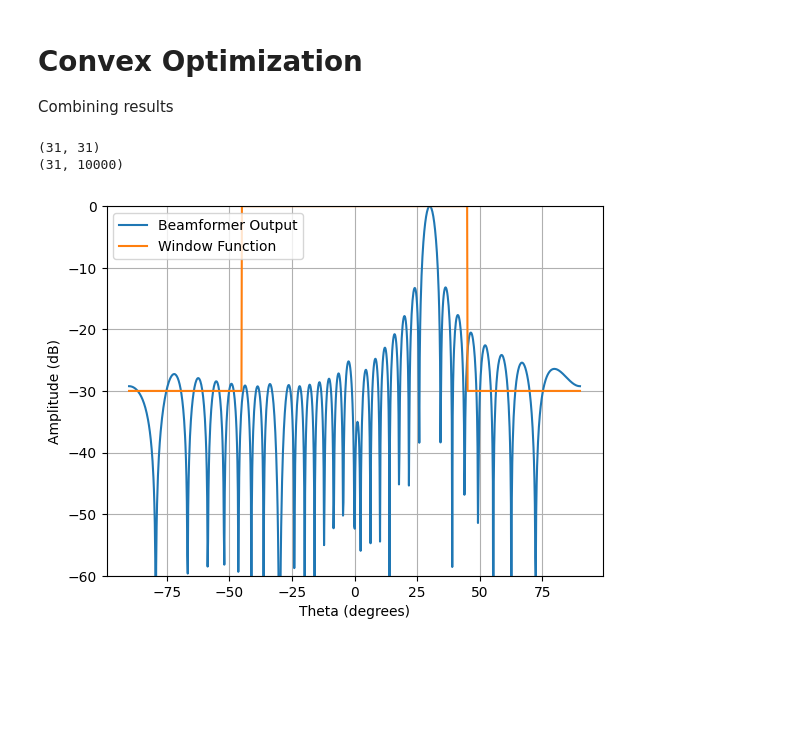
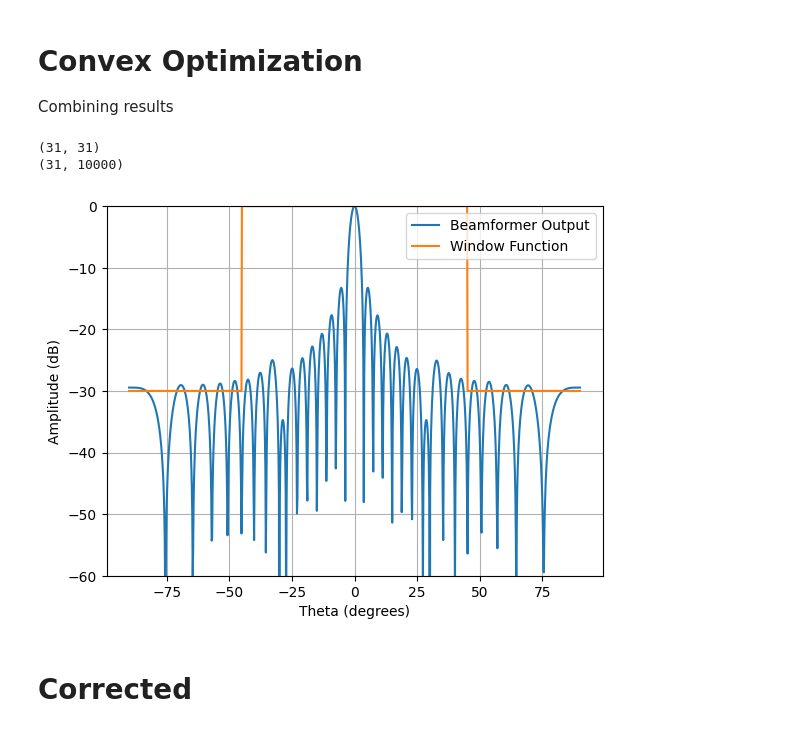
Before and after one commit to luso-torres/codesDPL, a Jupyter notebook: opt_3-Copy1.ipynb, the cells around one changed output. Saved outputs shown, nothing was run; the diff lists cells and outputs as text; code cells hidden in the pictures; blank space fills up the shorter version.

Commit message:
correct output of our signal obtained

```diff
--- a/opt_3-Copy1.ipynb
+++ b/opt_3-Copy1.ipynb
@@ -341,7 +341,7 @@ d = wavelength / 2  # Inter-element spacing
 
 # Receiver and Scatterer Locations
 receiver_angles = np.radians([-30, 0, 30])  # Convert degrees to radians
-scatterers = np.array([[45, -30], [45, 30]])  # 40,70 -30,50 (x, y) in wavelengths
+scatterers = np.array([[40, 70], [45, 30]])  # 40,70 -30,50 (x, y) in wavelengths
 
 # Steering Vector Function
 def steering_vector(theta, num_elements, d, wavelength):
@@ -378,7 +378,7 @@ constraints = []
 for phi in QPSK_phases:
     for psi in QPSK_phases:
         constraints.append(
-            cp.norm(A_hat.T @ (x1 + x2 * np.exp(1j * phi) + x3 * np.exp(1j * psi)), 2) ** 2 <= m ** 2
+            cp.norm(A_hat.T @ (x1 + x2 * np.exp(1j * phi) + x3 * np.exp(1j * psi)), 2) ** 2 <= m ** 3
         )
 
 # Solve the optimization problem
@@ -390,7 +390,7 @@ prob.solve()
 # print("Optimal x2:", x2.value)
 # print("Optimal x3:", x3.value)
 
-w = x3.value#+ x2.value+x3.value;
+w = x2.value#+ x2.value+x3.value;
 
 #print("Weights:", w)
 ##Received Signal
@@ -457,31 +457,33 @@ def window_function(theta):
     window = np.zeros_like(theta)
     window[np.abs(theta * 180 / np.pi) <= 45] = 1  # Inside -45 to 45 degrees
     window[np.abs(theta * 180 / np.pi) > 45] = 10**(-30/20)  # Outside -45 to 45 degrees, converting dB to linear scale
     return window
 
 # print angle that gave us the max value
 #print(theta_scan[np.argmax(results)]*180/np.pi) #19.99
 window_values = window_function(theta_scan)
 
 
 # print angle that gave us the max value
 # print(theta_scan[np.argmax(results)]*180/np.pi) #19.99
 
 # plt.plot(theta_scan*180/np.pi, results) #lets plot angle in degrees
 # plt.xlabel("Theta [Degrees]")
 # plt.ylabel("DOA Metric")
 # plt.grid()
 # plt.show()
 # Plotting
 plt.plot(theta_scan * 180 / np.pi, results, label='Beamformer Output')
 plt.plot(theta_scan * 180 / np.pi, 20 * np.log10(window_values), label='Window Function')
 plt.xlabel('Theta (degrees)')
 plt.ylabel('Amplitude (dB)')
 plt.ylim([-60, 0])
 plt.legend()
 plt.grid(True)
 plt.show()
 # %% [output]
 (31, 31)
 (31, 10000)
-[figure, old version]
+[figure, new version]
+# %% [markdown]
+# Corrected
```
Also changed, not shown: parts of 2 cells of this notebook.
